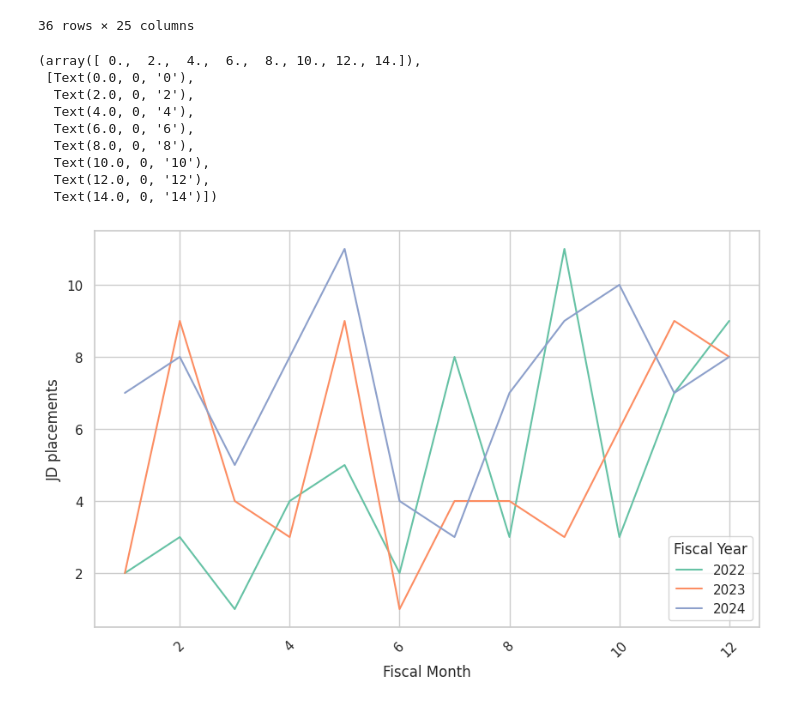
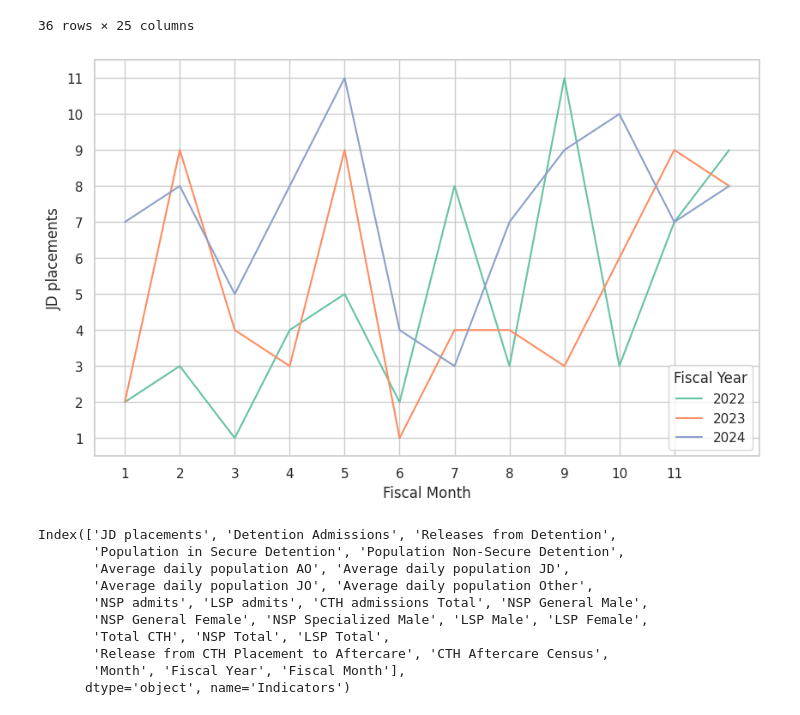
Before and after one commit to WilliamHallPortfolio/ACS_Juvenile_Justice_Project, a Jupyter notebook: ACS and JJ.ipynb, the cells around one changed output. Drawn from its saved outputs; the diff is of its cells as text; code cells hidden in the pictures.

```diff
--- a/ACS and JJ.ipynb
+++ b/ACS and JJ.ipynb
@@ -272,17 +233,23 @@ jj_22
 # %%
 palette = sns.color_palette("Set2")
 sns.set(style="whitegrid")
 plt.figure(figsize=(10, 6))
 sns.lineplot(x='Fiscal Month',y='JD placements',hue='Fiscal Year',data=jj_22, palette = palette)
-plt.xticks(rotation=45)
+plt.xticks(range(1,12,1))
+plt.yticks(range(1,12,1))
+plt.box(on=True)
 # %% [output]
-(array([ 0.,  2.,  4.,  6.,  8., 10., 12., 14.]),
- [Text(0.0, 0, '0'),
-  Text(2.0, 0, '2'),
-  Text(4.0, 0, '4'),
-  Text(6.0, 0, '6'),
-  Text(8.0, 0, '8'),
-  Text(10.0, 0, '10'),
-  Text(12.0, 0, '12'),
-  Text(14.0, 0, '14')])
-[figure, old version]
+[figure, new version]
+# %%
+jj_22.columns
+# %% [output]
+Index(['JD placements', 'Detention Admissions', 'Releases from Detention',
+       'Population in Secure Detention', 'Population Non-Secure Detention',
+       'Average daily population AO', 'Average daily population JD',
+       'Average daily population JO', 'Average daily population Other',
+       'NSP admits', 'LSP admits', 'CTH admissions Total', 'NSP General Male',
+       'NSP General Female', 'NSP Specialized Male', 'LSP Male', 'LSP Female',
+       'Total CTH', 'NSP Total', 'LSP Total',
+       'Release from CTH Placement to Aftercare', 'CTH Aftercare Census',
+       'Month', 'Fiscal Year', 'Fiscal Month'],
+      dtype='object', name='Indicators')
```
Also changed, not shown: parts of 7 cells of this notebook.
